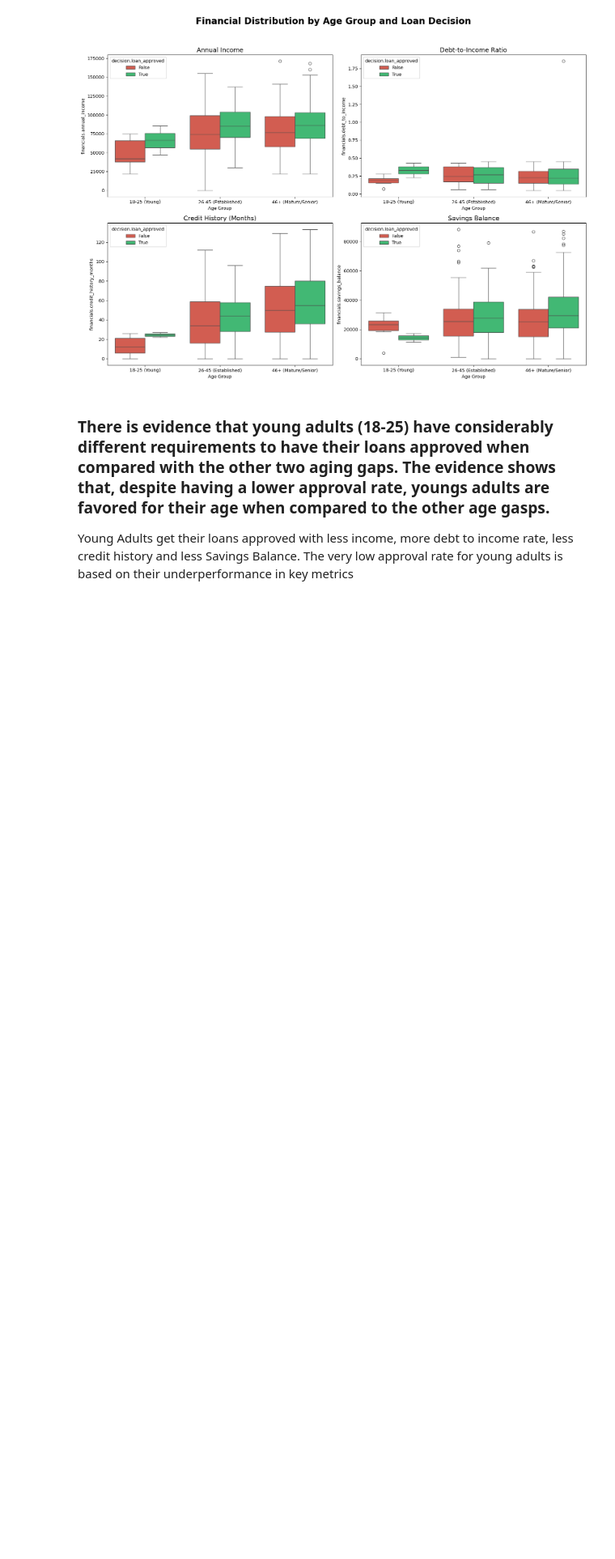
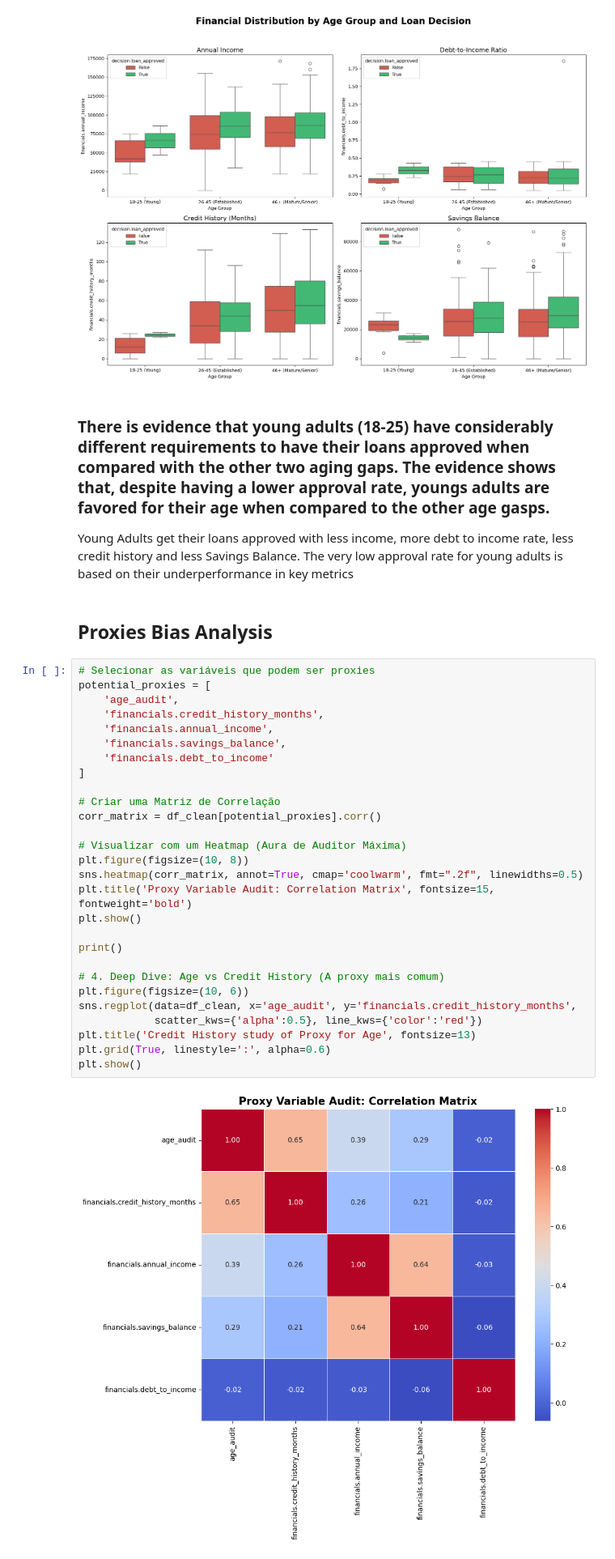
Before and after one commit to jjtobo97/dego-project-team8, a Jupyter notebook: 02-bias-analysis.ipynb, the cells around one changed output. Shown at 81% size. Saved outputs shown, nothing was run; the diff lists cells and outputs as text; blank space fills up the shorter version.

Commit message:
Proxy and Interactions Effect Analysis Added

```diff
--- a/02-bias-analysis.ipynb
+++ b/02-bias-analysis.ipynb
@@ -639,3 +647,35 @@ plt.show()
 
 Young Adults get their loans approved with less income, more debt to income rate, less credit history and less Savings Balance.
 The very low approval rate for young adults is based on their underperformance in key metrics
+# %% [markdown]
+## Proxies Bias Analysis
+# %%
+# Selecionar as variáveis que podem ser proxies
+potential_proxies = [
+    'age_audit',
+    'financials.credit_history_months',
+    'financials.annual_income',
+    'financials.savings_balance',
+    'financials.debt_to_income'
+]
+
+# Criar uma Matriz de Correlação
+corr_matrix = df_clean[potential_proxies].corr()
+
+# Visualizar com um Heatmap (Aura de Auditor Máxima)
+plt.figure(figsize=(10, 8))
+sns.heatmap(corr_matrix, annot=True, cmap='coolwarm', fmt=".2f", linewidths=0.5)
+plt.title('Proxy Variable Audit: Correlation Matrix', fontsize=15, fontweight='bold')
+plt.show()
+
+print()
+
+# 4. Deep Dive: Age vs Credit History (A proxy mais comum)
+plt.figure(figsize=(10, 6))
+sns.regplot(data=df_clean, x='age_audit', y='financials.credit_history_months',
+            scatter_kws={'alpha':0.5}, line_kws={'color':'red'})
+plt.title('Credit History study of Proxy for Age', fontsize=13)
+plt.grid(True, linestyle=':', alpha=0.6)
+plt.show()
+# %% [output]
+[figure, added]
```
Also changed, not shown: parts of 17 cells of this notebook.
